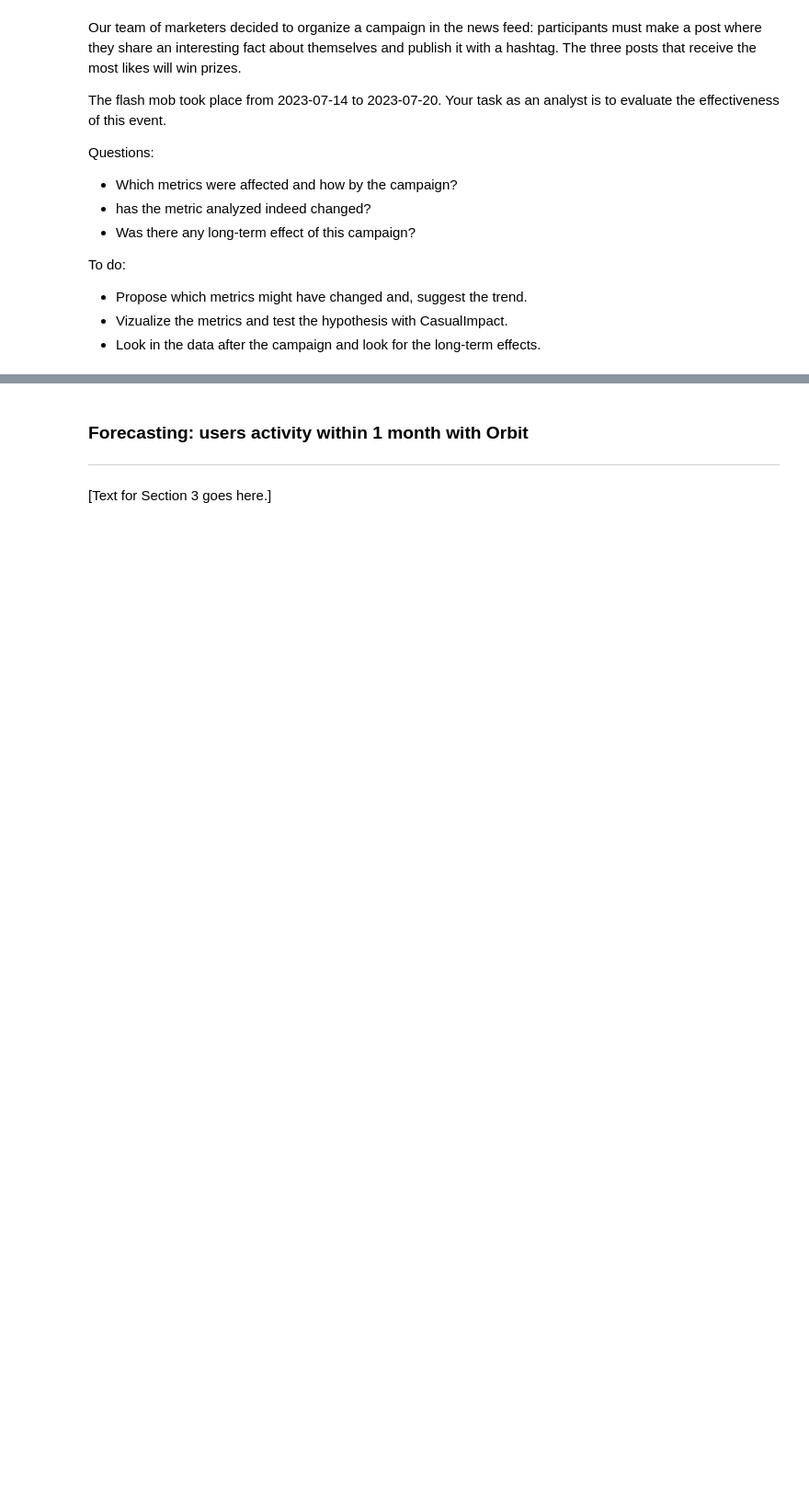
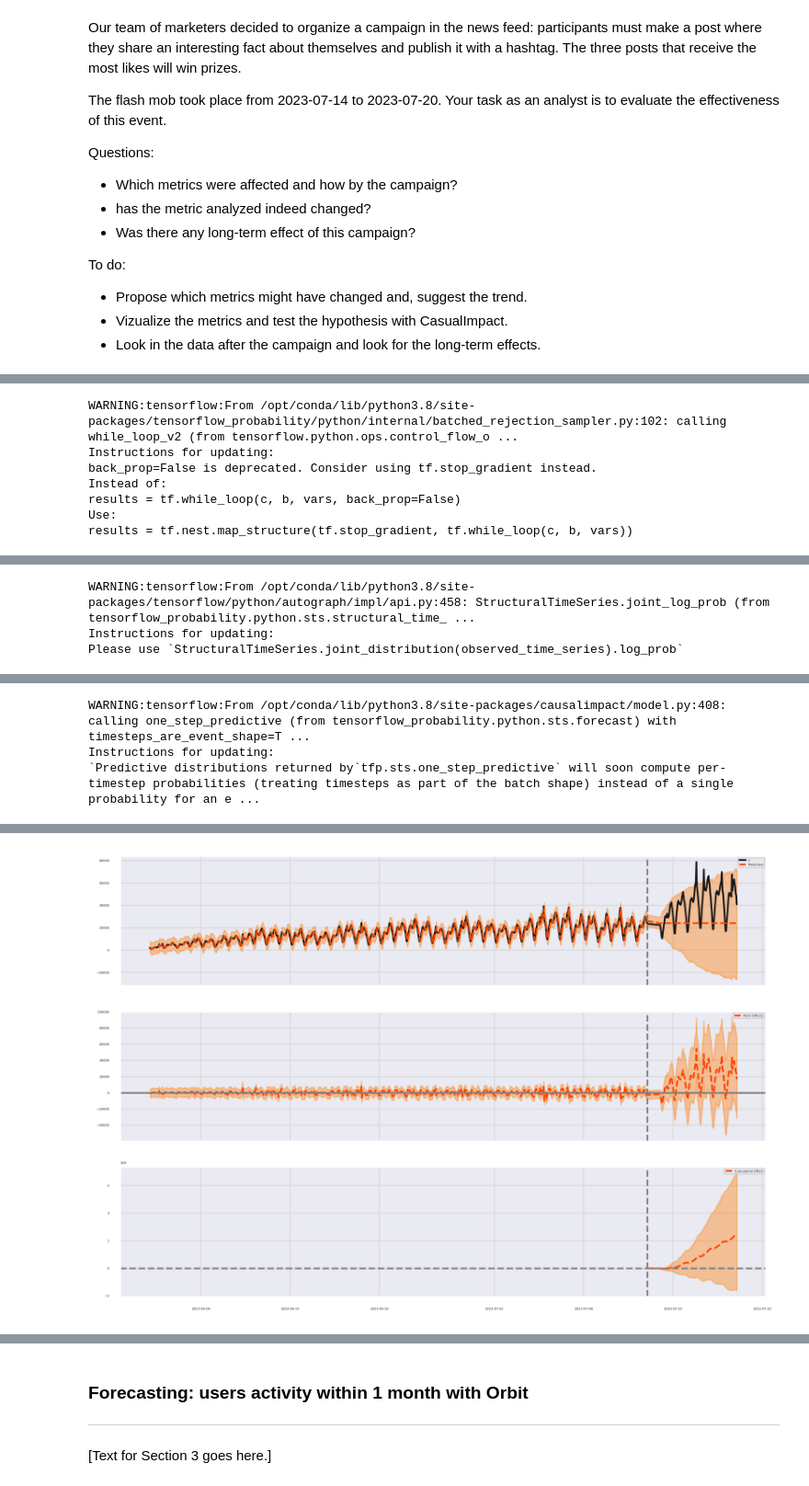
Before and after one commit to dm-shr/social-network-analytics, a Jupyter notebook: Module-7-predictive-modeling.ipynb, the cells around one changed output, grey strips where cells are left out. Shown at 92% size. Cells and saved outputs as stored; diff of their text form; code cells hidden in the pictures; blank space fills up the shorter version.

```diff
--- a/Module-7-predictive-modeling.ipynb
+++ b/Module-7-predictive-modeling.ipynb
@@ -132,0 +482,3 @@ To visualize and further have a deep dive into the data, we would need
+# %%
+data = activity_metrics[['hour', 'views']].set_index('hour')
+data.head()
@@ -132,0 +493,16 @@ To visualize and further have a deep dive into the data, we would need
+# %%
+pre_period = [pd.Timestamp('2023-06-04'), pd.Timestamp('2023-07-13')]
+post_period = [pd.to_datetime('2023-07-14'), pd.to_datetime('2023-07-20')]
+ci = CausalImpact(data,
+                  pre_period,
+                  post_period
+                 )
+ci.plot()
+# %% [output]
+WARNING:tensorflow:From /opt/conda/lib/python3.8/site-packages/tensorflow_probability/python/internal/batched_rejection_sampler.py:102: calling while_loop_v2 (from tensorflow.python.ops.control_flow_o ...
+Instructions for updating:
+back_prop=False is deprecated. Consider using tf.stop_gradient instead.
+Instead of:
+results = tf.while_loop(c, b, vars, back_prop=False)
+Use:
+results = tf.nest.map_structure(tf.stop_gradient, tf.while_loop(c, b, vars))
@@ -132,0 +526,3 @@ To visualize and further have a deep dive into the data, we would need
+WARNING:tensorflow:From /opt/conda/lib/python3.8/site-packages/tensorflow/python/autograph/impl/api.py:458: StructuralTimeSeries.joint_log_prob (from tensorflow_probability.python.sts.structural_time_ ...
+Instructions for updating:
+Please use `StructuralTimeSeries.joint_distribution(observed_time_series).log_prob`
@@ -132,0 +546,3 @@ To visualize and further have a deep dive into the data, we would need
+WARNING:tensorflow:From /opt/conda/lib/python3.8/site-packages/causalimpact/model.py:408: calling one_step_predictive (from tensorflow_probability.python.sts.forecast) with timesteps_are_event_shape=T ...
+Instructions for updating:
+`Predictive distributions returned by`tfp.sts.one_step_predictive` will soon compute per-timestep probabilities (treating timesteps as part of the batch shape) instead of a single probability for an e ...
@@ -132,0 +558 @@ To visualize and further have a deep dive into the data, we would need
+[figure, added]
```
Also changed, not shown: parts of 22 cells of this notebook, 2 other files.
